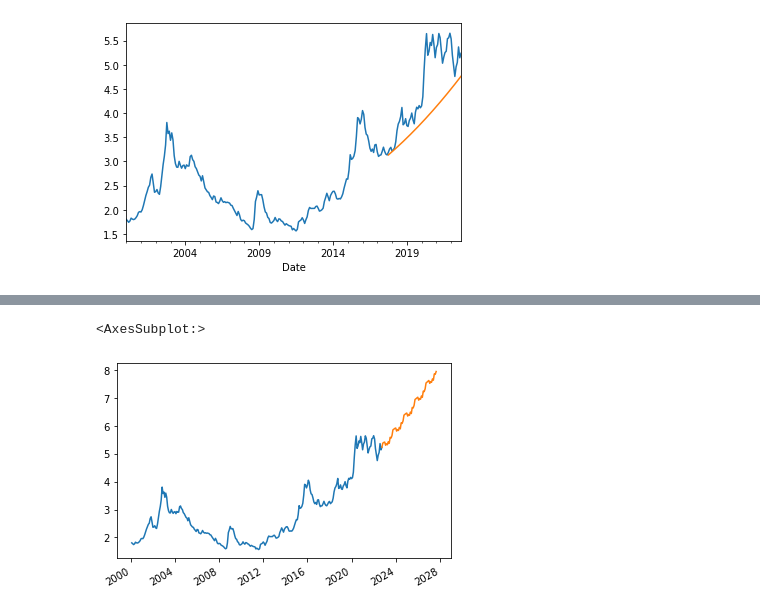
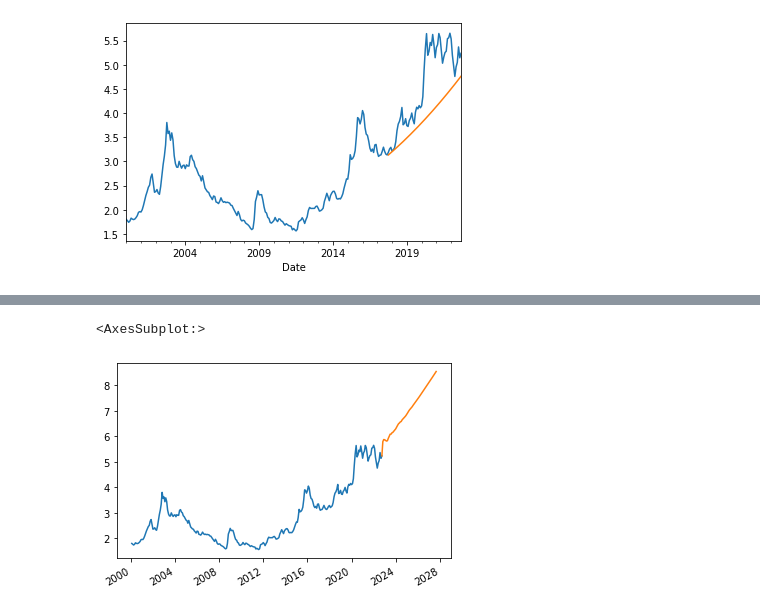
Before and after one commit to aruasouza/CTG, a Jupyter notebook: modelos_cambio.ipynb, the cells around one changed output, grey strips where cells are left out. Saved outputs shown, nothing was run; the diff lists cells and outputs as text; code cells hidden in the pictures.

Commit message:
modificações modelo câmbio

```diff
--- a/modelos_cambio.ipynb
+++ b/modelos_cambio.ipynb
@@ -298,13 +338,13 @@ RMSE: 0.8228282651231541
 # %%
 x_train,y_train = df.values,cy.values.ravel()
-model = GodModel(square,'holt',0.5).fit(y_train,x_train)
+model = GodModel(square,'arima',1).fit(y_train,x_train)
 prediction = model.predict(12 * 5)
 pred_df = cy.copy()
 pred_df['prediction'] = None
 new_df = pd.DataFrame({'prediction':prediction,'USD':None},index = pd.date_range(start = pred_df.index[-1],freq = 'M',periods = 12 * 5))
 pred_df = pd.concat([pred_df,new_df])
 pred_df['USD'].plot()
 pred_df['prediction'].plot()
 # %% [output]
 <AxesSubplot:>
-[figure, old version]
+[figure, new version]
```
Also changed, not shown: parts of 11 cells of this notebook.
